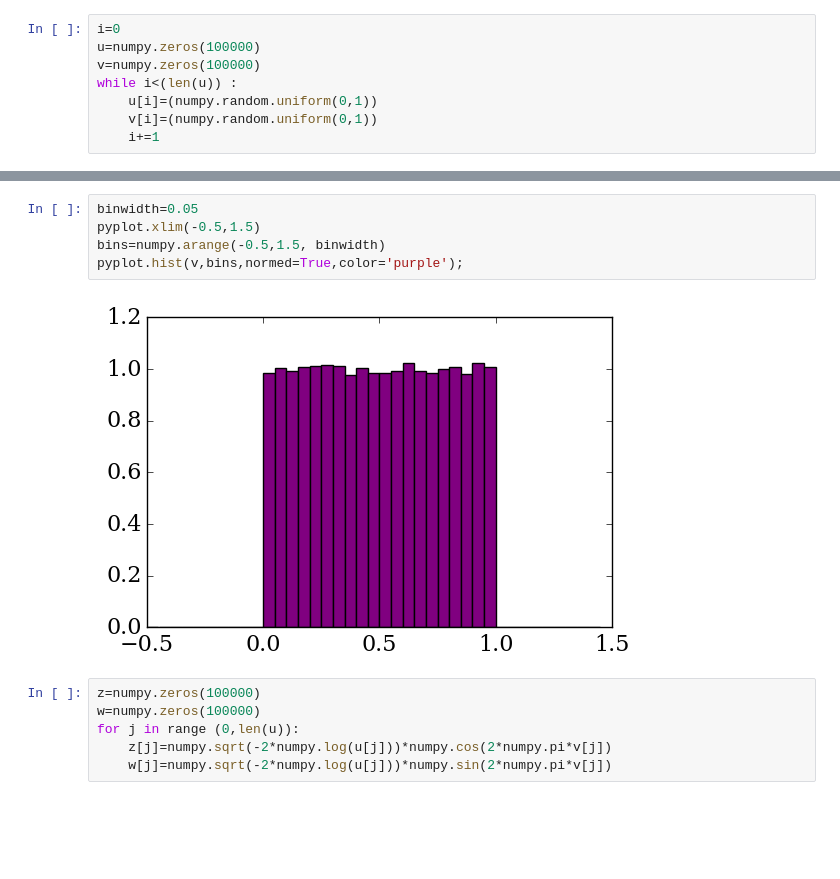
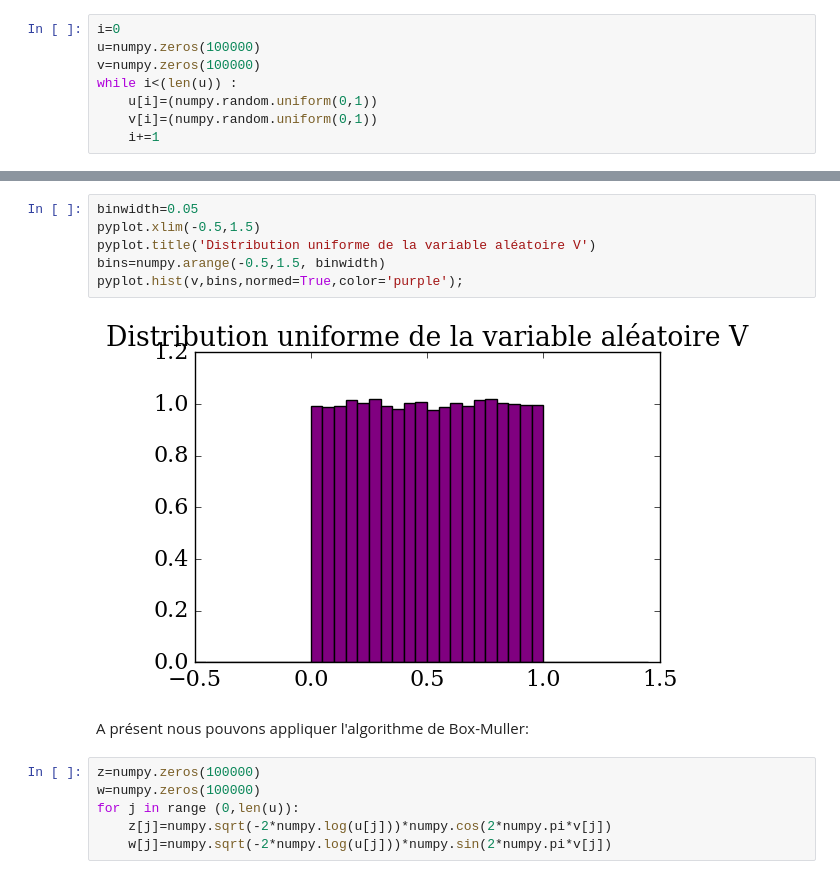
Before and after one commit to be-rays/Module6_MonteCarlo, a Jupyter notebook: Monte-Carlo.ipynb, the cells around one changed output, grey strips where cells are left out. Drawn from its saved outputs; the diff is of its cells as text; blank space fills up the shorter version.

```diff
--- a/Monte-Carlo.ipynb
+++ b/Monte-Carlo.ipynb
@@ -182,10 +201,13 @@ pyplot.hist(u,bins=numpy.arange(-0.5,1.5, binwidth),normed=True);
 # %%
 binwidth=0.05
 pyplot.xlim(-0.5,1.5)
+pyplot.title('Distribution uniforme de la variable aléatoire V')
 bins=numpy.arange(-0.5,1.5, binwidth)
 pyplot.hist(v,bins,normed=True,color='purple');
 # %% [output]
-[figure, old version]
+[figure, new version]
+# %% [markdown]
+A présent nous pouvons appliquer l'algorithme de Box-Muller:
 # %%
 z=numpy.zeros(100000)
 w=numpy.zeros(100000)
```
Also changed, not shown: parts of 81 cells of this notebook.
